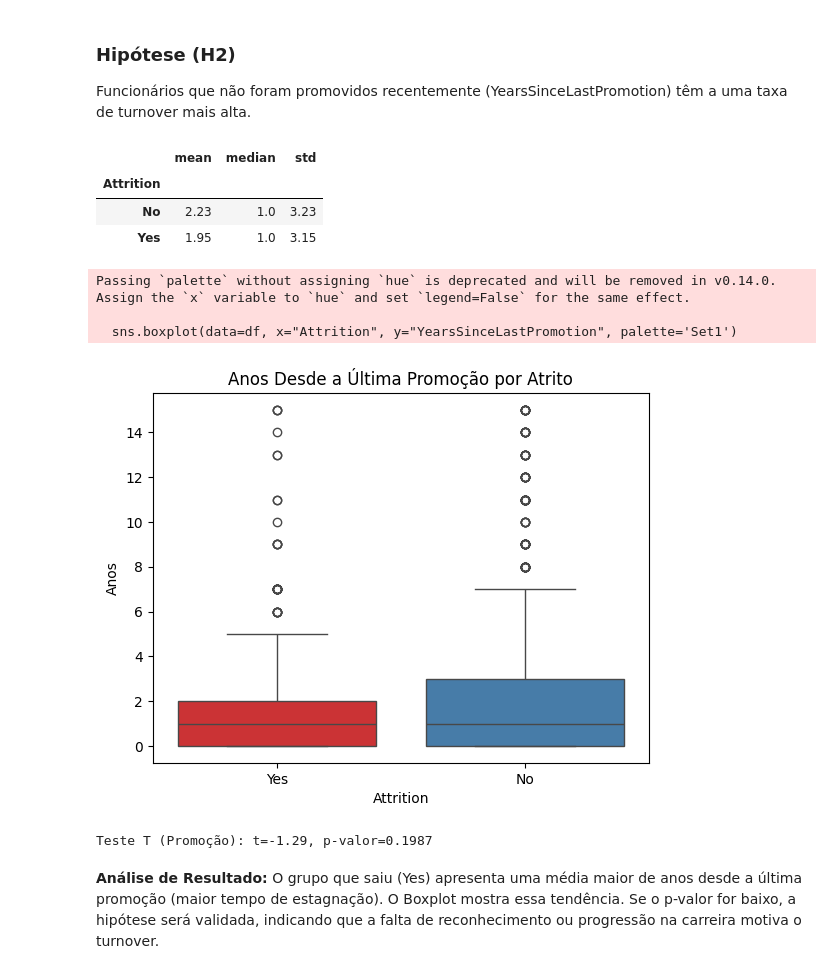
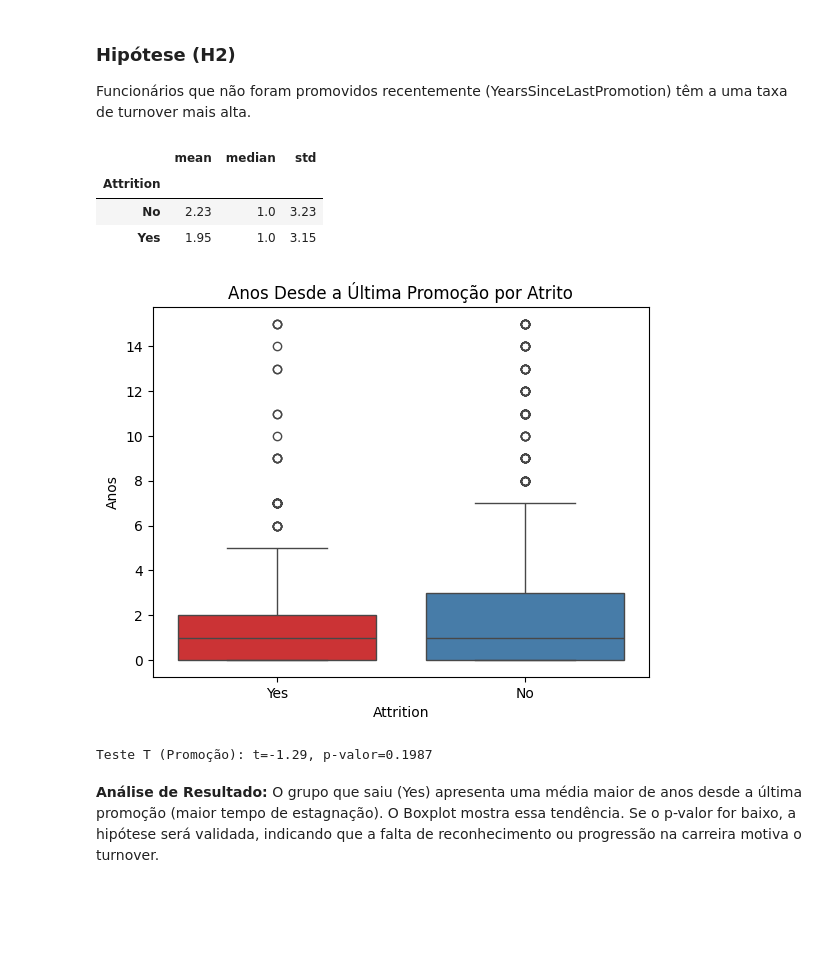
Before and after one commit to lucasalmeida097/HR-Attrition-Prediction, a Jupyter notebook: notebooks/eda.ipynb, the cells around one changed output. Cells and saved outputs as stored; diff of their text form; code cells hidden in the pictures; blank space fills up the shorter version.

Commit message:
FEAT: Update and refine HR Attrition EDA

```diff
--- a/notebooks/eda.ipynb
+++ b/notebooks/eda.ipynb
@@ -24,7 +19,7 @@ from scipy import stats
 # %% [markdown]
 ### Carregamento do dataset
 # %%
-df = pd.read_csv('/content/drive/MyDrive/Colab Notebooks/project_rh/HR-Attrition-Prediction/data/raw/Human_Resources.csv')
+df = pd.read_csv('../data/raw/Human_Resources.csv')
 
 pd.set_option('display.max_columns', None)
 # %%
@@ -265,27 +259,24 @@ Funcionários que não foram promovidos recentemente (YearsSinceLastPromotion) t
 # %%
 # 1. Tabela de Estatísticas Descritivas
 stats_h2 = df.groupby("Attrition")['YearsSinceLastPromotion'].agg(['mean', 'median', 'std'])
 display(stats_h2.round(2))
 
 # 2. Boxplot
-sns.boxplot(data=df, x="Attrition", y="YearsSinceLastPromotion", palette='Set1')
+sns.boxplot(data=df, x="Attrition", y="YearsSinceLastPromotion", palette='Set1', hue='Attrition')
 plt.title("Anos Desde a Última Promoção por Atrito")
 plt.ylabel("Anos")
 plt.show()
 
 # 3. Teste T para Significância
 t_stat, p_val = stats.ttest_ind(df[df['Attrition']=='Yes']['YearsSinceLastPromotion'], df[df['Attrition']=='No']['YearsSinceLastPromotion'], equal_var=False)
 print(f"Teste T (Promoção): t={t_stat:.2f}, p-valor={p_val:.4f}")
 # %% [output]
 |  | mean | median | std |
 | Attrition |  |  |  |
 | No | 2.23 | 1.0 | 3.23 |
 | Yes | 1.95 | 1.0 | 3.15 |
+[figure]
-Passing `palette` without assigning `hue` is deprecated and will be removed in v0.14.0. Assign the `x` variable to `hue` and set `legend=False` for the same effect.
-
-  sns.boxplot(data=df, x="Attrition", y="YearsSinceLastPromotion", palette='Set1')
+Teste T (Promoção): t=-1.29, p-valor=0.1987
-[figure]
-Teste T (Promoção): t=-1.29, p-valor=0.1987
 # %% [markdown]
 **Análise de Resultado:**
 O grupo que saiu (Yes) apresenta uma média maior de anos desde a última promoção (maior tempo de estagnação). O Boxplot mostra essa tendência. Se o p-valor for baixo, a hipótese será validada, indicando que a falta de reconhecimento ou progressão na carreira motiva o turnover.
```
Also changed, not shown: parts of 4 cells of this notebook.
